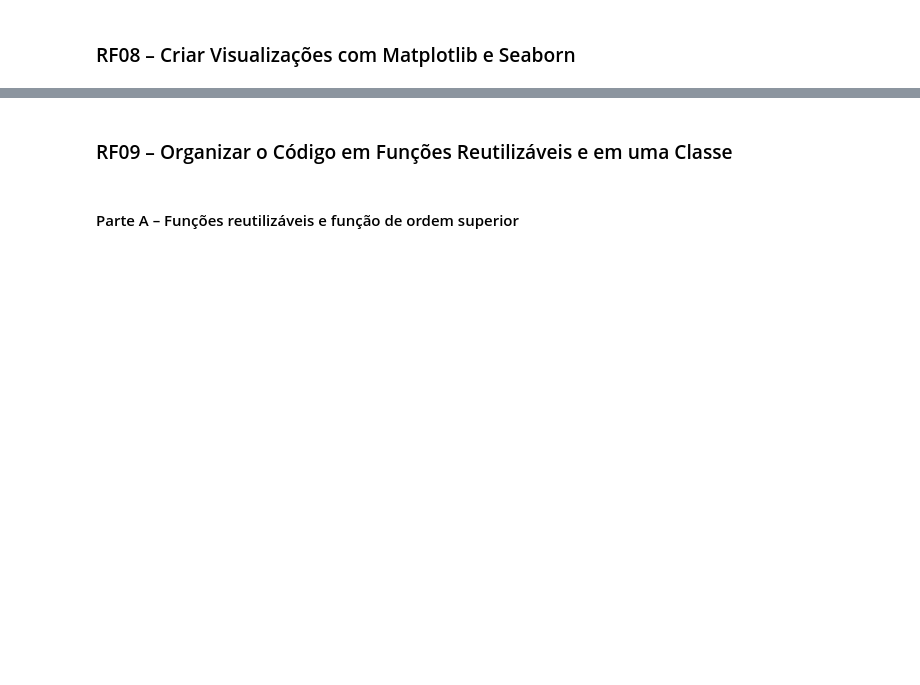
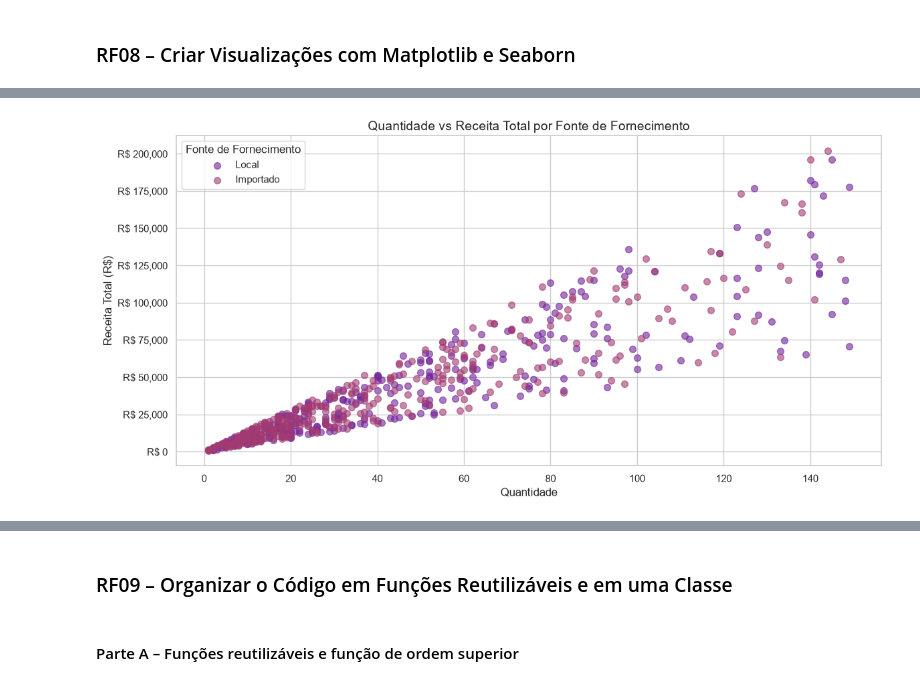
Before and after one commit to carolinaruas-star/curso-analise-preditiva, a Jupyter notebook: wood-insight-py/Wood_SalesInsight_PY.ipynb, the cells around one changed output, grey strips where cells are left out. Drawn from its saved outputs; the diff is of its cells as text; code cells hidden in the pictures; blank space fills up the shorter version.

Commit message:
feat: modificando ordem do código de criação de visualizações

```diff
--- a/wood-insight-py/Wood_SalesInsight_PY.ipynb
+++ b/wood-insight-py/Wood_SalesInsight_PY.ipynb
@@ -1067,0 +995,32 @@ plt.close()
+# %%
+# Dispersão quantidade × receita por fonte de fornecimento
+fig, ax = plt.subplots(figsize=(12, 6))
+
+categorias = df_derivado["Fonte de Fornecimento"].unique()
+cores_cat = dict(zip(categorias, CORES))
+
+for cat in categorias:
+    subset = df_derivado[df_derivado["Fonte de Fornecimento"] == cat]
+    ax.scatter(
+        subset["Quantidade"],
+        subset["Receita Total"],
+        label=cat,
+        alpha=0.6,
+        color=cores_cat[cat],
+        s=50
+    )
+
+ax.set_title("Quantidade vs Receita Total por Fonte de Fornecimento")
+ax.set_xlabel("Quantidade")
+ax.set_ylabel("Receita Total (R$)")
+ax.yaxis.set_major_formatter(
+    plt.FuncFormatter(lambda x, _: f"R$ {x:,.0f}")
+)
+ax.legend(title="Fonte de Fornecimento")
+
+plt.tight_layout()
+plt.savefig("outputs/graficos/quantidade_vs_receita.png", dpi=150)
+plt.show()
+plt.close()
+# %% [output]
+[figure, added]
```
Also changed, not shown: parts of 20 cells of this notebook.
